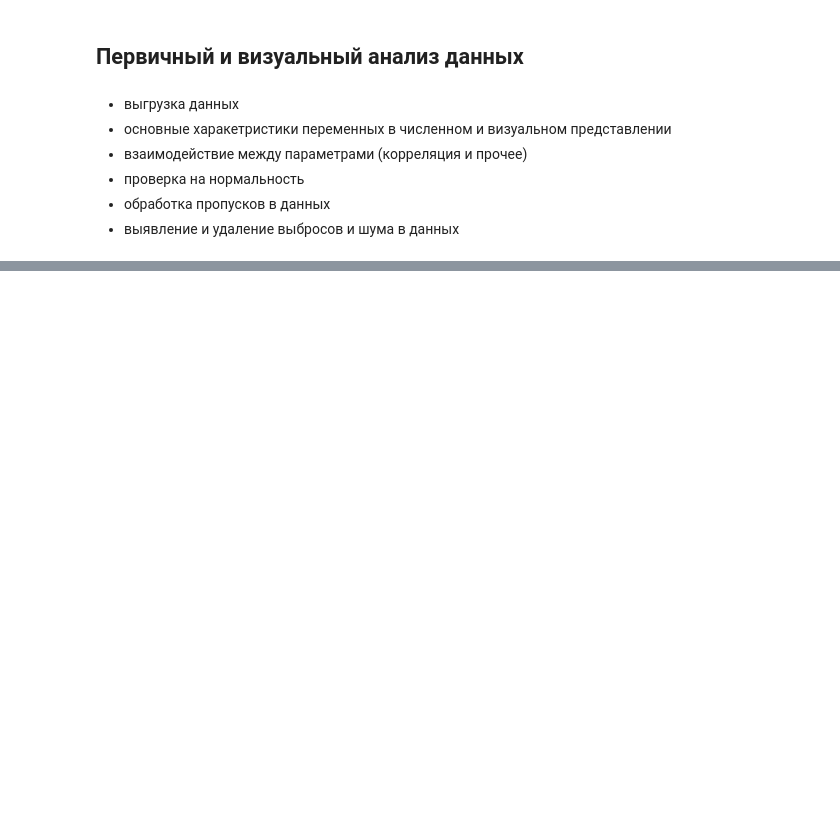
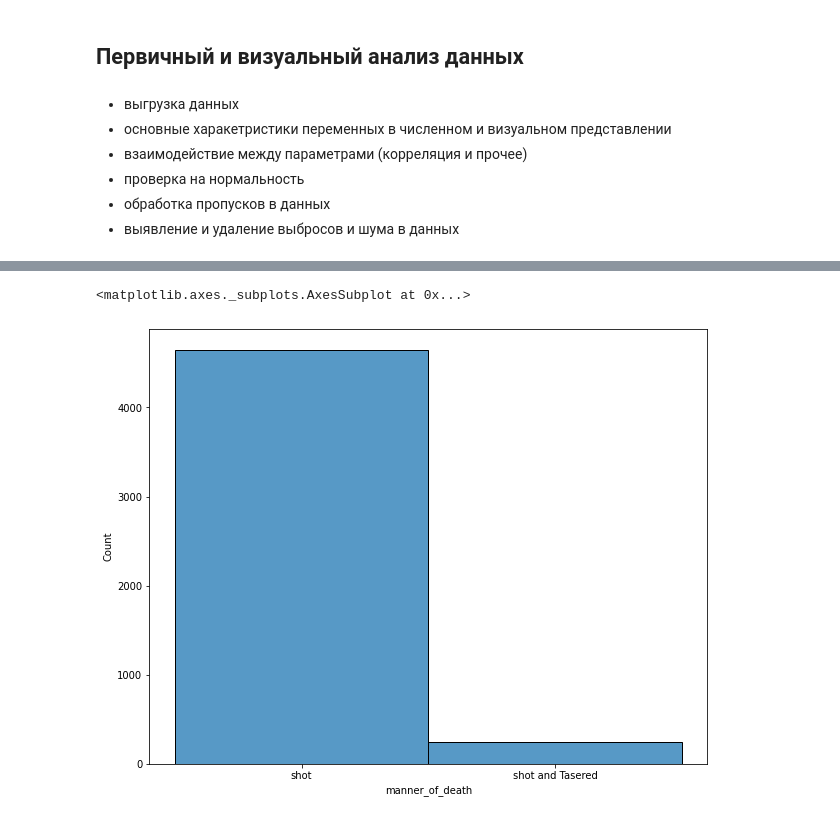
Before and after one commit to IlyaNechaev27/DS_project, a Jupyter notebook: plan.ipynb, the cells around one changed output, grey strips where cells are left out. Cells and saved outputs as stored; diff of their text form; code cells hidden in the pictures; blank space fills up the shorter version.

```diff
--- a/plan.ipynb
+++ b/plan.ipynb
@@ -61,0 +414,5 @@
+# %%
+sns.histplot(df['manner_of_death'])
+# %% [output]
+<matplotlib.axes._subplots.AxesSubplot at 0x...>
+[figure, added]
```
Also changed, not shown: parts of 52 cells of this notebook.
